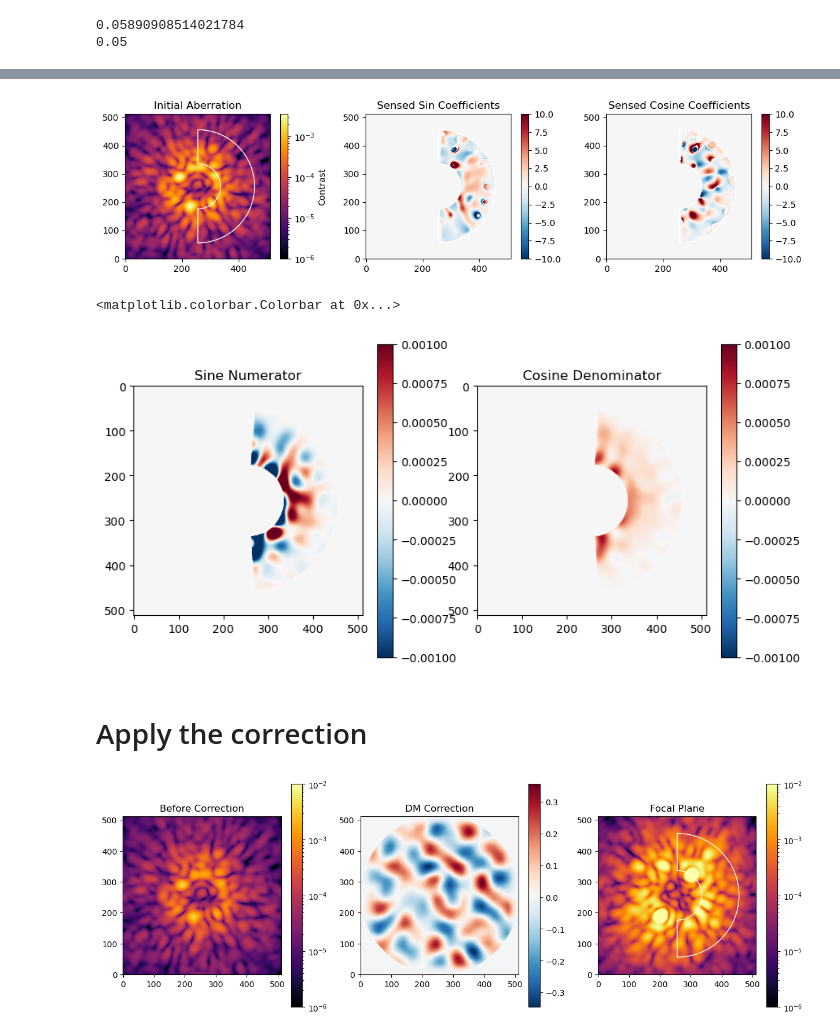
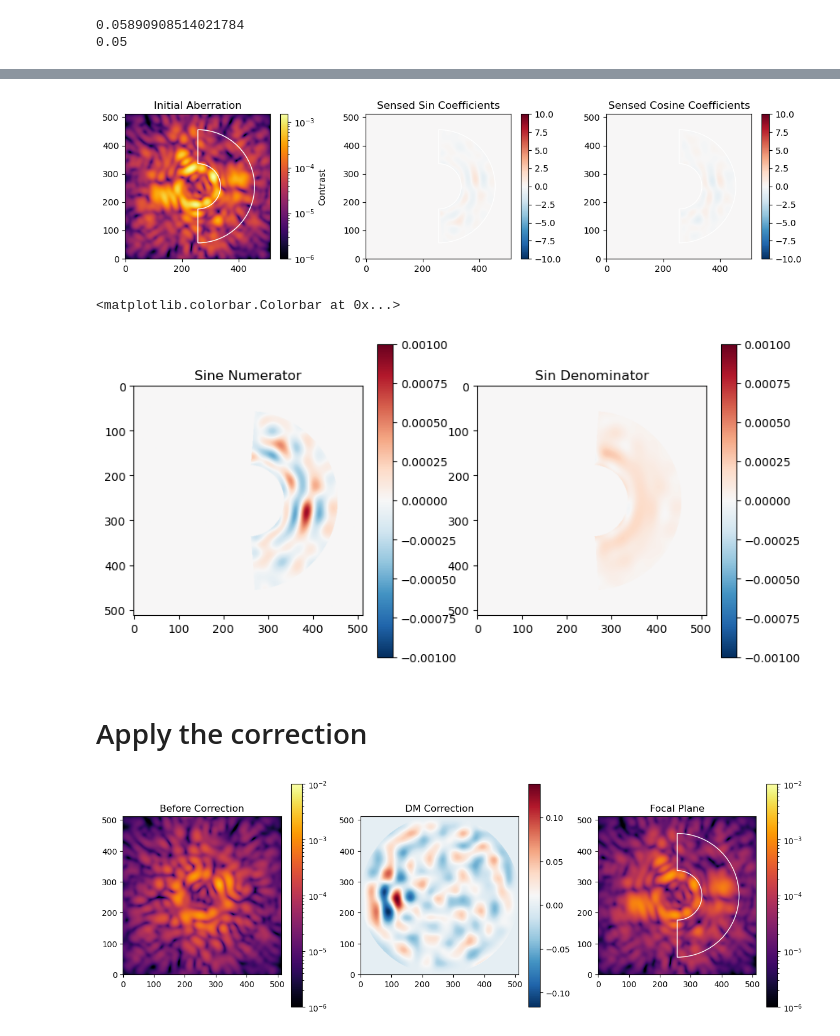
Before and after one commit to Jashcraf/poi, a Jupyter notebook: demo_san.ipynb, the cells around one changed output, grey strips where cells are left out. Saved outputs shown, nothing was run; the diff lists cells and outputs as text; code cells hidden in the pictures.

```diff
--- a/demo_san.ipynb
+++ b/demo_san.ipynb
@@ -221,7 +221,7 @@ print((dx_img * um_to_LD))
 kfreq = 2 * np.pi / (WVL * EFL * 1e-3)
 
 # define a focal plane in m
-xm, ym = make_xy_grid(waffle_image.shape, dx=dx_img)
+xm, ym = make_xy_grid(waffle_image.shape, dx=dx_lamD_empirical / um_to_LD)
 
 # Find the sinusoidal frequencies in x and y
 xfreq = (kfreq * xm)[dark_hole==1]
@@ -361,19 +361,20 @@ dE2 = dI2 / 4
 dE2sq = (Ip2 + Im2 - 2*I0) / 2
 
 # Hard method of regularization - mask out the parts that will blow up
-tol = 1e-5
+tol = 5e-4
 sin_mask = np.ones_like(dE1sq)
-sin_mask[np.abs(dE1sq) <= tol] = 0
+# sin_mask[np.abs(dE1sq) <= tol] = 0
 
 
 cos_mask = np.ones_like(dE2sq)
-cos_mask[np.abs(dE2sq) <= tol] = 0
+# cos_mask[np.abs(dE2sq) <= tol] = 0
 
-p = dI1 / dE1sq
-q = dI2 / dE2sq
+p = dI1 / (dE1sq + tol)
+q = dI2 / (dE2sq + tol)
 # %%
 ref_contrast = snap_image(include_fpm=False).max()
 vlim = 10
+plt.style.use("default")
 plt.figure(figsize=[14, 3])
 plt.subplot(131)
 plt.title("Initial Aberration")
@@ -404,21 +405,22 @@ dh_region = Wedge([256, 256], OWA/(dx_img * um_to_LD),
 ax.add_patch(dh_region)
 plt.show()
 # %% [output]
-[figure, old version]
+[figure, new version]
 # %%
 vlim = 1e-3
+plt.style.use("default")
 plt.figure(figsize=[10,5])
 plt.subplot(121)
 plt.title("Sine Numerator")
 plt.imshow(dI1 * dark_hole, cmap="RdBu_r", vmin=-vlim, vmax=vlim)
 plt.colorbar()
 plt.subplot(122)
-plt.title("Cosine Denominator")
+plt.title("Sin Denominator")
 plt.imshow(dE1sq * dark_hole, cmap="RdBu_r", vmin=-vlim, vmax=vlim)
 plt.colorbar()
 # %% [output]
 <matplotlib.colorbar.Colorbar at 0x...>
-[figure, old version]
+[figure, new version]
 # %% [markdown]
 # Apply the correction
 # %%
@@ -432,24 +434,25 @@ dm.actuators[:] += correction
 I_corrected = snap_image(dm.render(wfe=True)) / ref_contrast
 # %%
 nominal_image = snap_image() / ref_contrast
+plt.style.use("default")
 plt.figure(figsize=[15, 5])
 plt.subplot(131)
 plt.title("Before Correction")
 plt.imshow(nominal_image, norm=LogNorm(vmin=1e-6, vmax=1e-2), cmap="inferno", origin="lower")
 plt.colorbar()
 plt.subplot(132)
 plt.imshow(dm.render() * A, cmap="RdBu_r", origin="lower")
 plt.colorbar()
 plt.title("DM Correction")
 plt.subplot(133)
 plt.imshow(I_corrected, norm=LogNorm(vmin=1e-6, vmax=1e-2), cmap="inferno", origin="lower")
 plt.colorbar()
 plt.title("Focal Plane")
 ax = plt.gca()
 dh_region = Wedge([256, 256], OWA/(dx_img * um_to_LD),
                   theta1=-90, theta2=90, width=(OWA-IWA)/(dx_img * um_to_LD),
                   edgecolor="w", facecolor="None")
 ax.add_patch(dh_region)
 plt.show()
 # %% [output]
-[figure, old version]
+[figure, new version]
```
Also changed, not shown: parts of 6 cells of this notebook.
